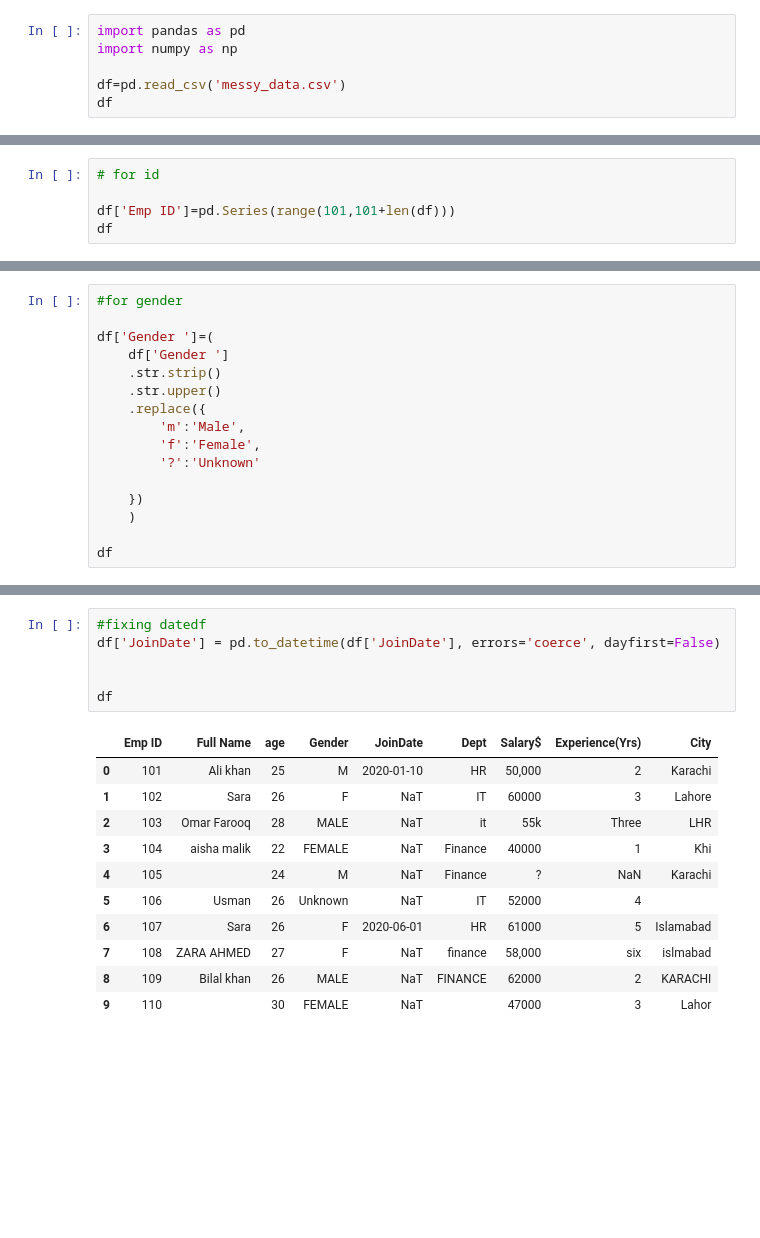
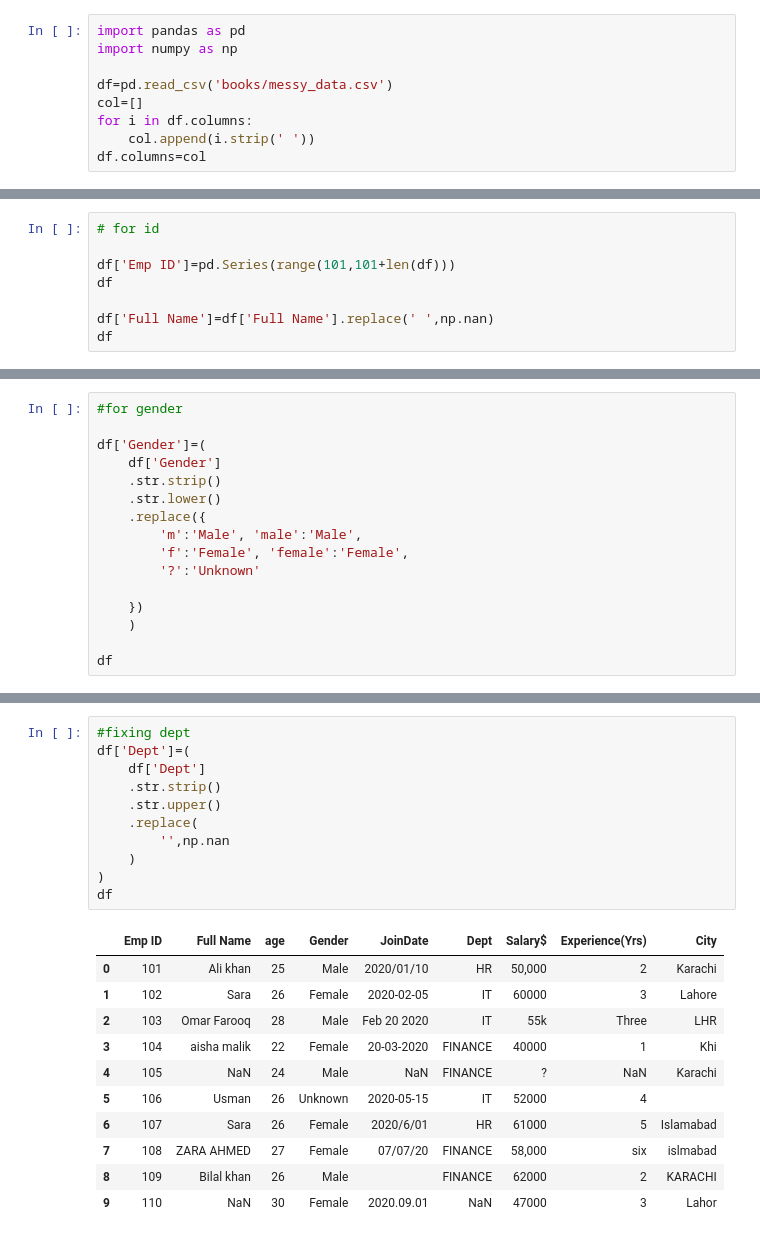
Before and after one commit to hashir910/Data-Science, a Jupyter notebook: practice/messydata 3.ipynb, the cells around one changed output, grey strips where cells are left out. Drawn from its saved outputs; the diff is of its cells as text; blank space fills up the shorter version.

```diff
--- a/practice/messydata 3.ipynb
+++ b/practice/messydata 3.ipynb
@@ -2,5 +2,8 @@
 import pandas as pd
 import numpy as np
 
-df=pd.read_csv('messy_data.csv')
-df
+df=pd.read_csv('books/messy_data.csv')
+col=[]
+for i in df.columns:
+    col.append(i.strip(' '))
+df.columns=col
@@ -21,6 +12,9 @@ df
 
 df['Emp ID']=pd.Series(range(101,101+len(df)))
 df
+
+df['Full Name']=df['Full Name'].replace(' ',np.nan)
+df
 # %% [output]
 |  | Emp ID | Full Name | age | Gender | JoinDate | Dept | Salary$ | Experience(Yrs) | City |
 | 0 | 101 | Ali khan | 25 | M | 2020/01/10 | HR | 50,000 | 2 | Karachi |
@@ -71,13 +65,13 @@ df
 # %%
 #for gender
 
-df['Gender ']=(
-    df['Gender ']
+df['Gender']=(
+    df['Gender']
     .str.strip()
-    .str.upper()
+    .str.lower()
     .replace({
-        'm':'Male',
-        'f':'Female',
+        'm':'Male', 'male':'Male',
+        'f':'Female', 'female':'Female',
         '?':'Unknown'
 
     })
@@ -99,18 +93,23 @@ df
 # %%
-#fixing datedf
-df['JoinDate'] = pd.to_datetime(df['JoinDate'], errors='coerce', dayfirst=False)
-
-
+#fixing dept
+df['Dept']=(
+    df['Dept']
+    .str.strip()
+    .str.upper()
+    .replace(
+        '',np.nan
+    )
+)
 df
 # %% [output]
 |  | Emp ID | Full Name | age | Gender | JoinDate | Dept | Salary$ | Experience(Yrs) | City |
-| 0 | 101 | Ali khan | 25 | M | 2020-01-10 | HR | 50,000 | 2 | Karachi |
-| 1 | 102 | Sara | 26 | F | NaT | IT | 60000 | 3 | Lahore |
-| 2 | 103 | Omar Farooq | 28 | MALE | NaT | it | 55k | Three | LHR |
-| 3 | 104 | aisha malik | 22 | FEMALE | NaT | Finance | 40000 | 1 | Khi |
-| 4 | 105 |  | 24 | M | NaT | Finance | ? | NaN | Karachi |
-| 5 | 106 | Usman | 26 | Unknown | NaT | IT | 52000 | 4 |  |
-| 6 | 107 | Sara | 26 | F | 2020-06-01 | HR | 61000 | 5 | Islamabad |
-| 7 | 108 | ZARA AHMED | 27 | F | NaT | finance | 58,000 | six | islmabad |
-| 8 | 109 | Bilal khan | 26 | MALE | NaT | FINANCE | 62000 | 2 | KARACHI |
-| 9 | 110 |  | 30 | FEMALE | NaT |  | 47000 | 3 | Lahor |
+| 0 | 101 | Ali khan | 25 | Male | 2020/01/10 | HR | 50,000 | 2 | Karachi |
+| 1 | 102 | Sara | 26 | Female | 2020-02-05 | IT | 60000 | 3 | Lahore |
+| 2 | 103 | Omar Farooq | 28 | Male | Feb 20 2020 | IT | 55k | Three | LHR |
+| 3 | 104 | aisha malik | 22 | Female | 20-03-2020 | FINANCE | 40000 | 1 | Khi |
+| 4 | 105 | NaN | 24 | Male | NaN | FINANCE | ? | NaN | Karachi |
+| 5 | 106 | Usman | 26 | Unknown | 2020-05-15 | IT | 52000 | 4 |  |
+| 6 | 107 | Sara | 26 | Female | 2020/6/01 | HR | 61000 | 5 | Islamabad |
+| 7 | 108 | ZARA AHMED | 27 | Female | 07/07/20 | FINANCE | 58,000 | six | islmabad |
+| 8 | 109 | Bilal khan | 26 | Male |  | FINANCE | 62000 | 2 | KARACHI |
+| 9 | 110 | NaN | 30 | Female | 2020.09.01 | NaN | 47000 | 3 | Lahor |
```
Also changed, not shown: parts of 8 cells of this notebook.
